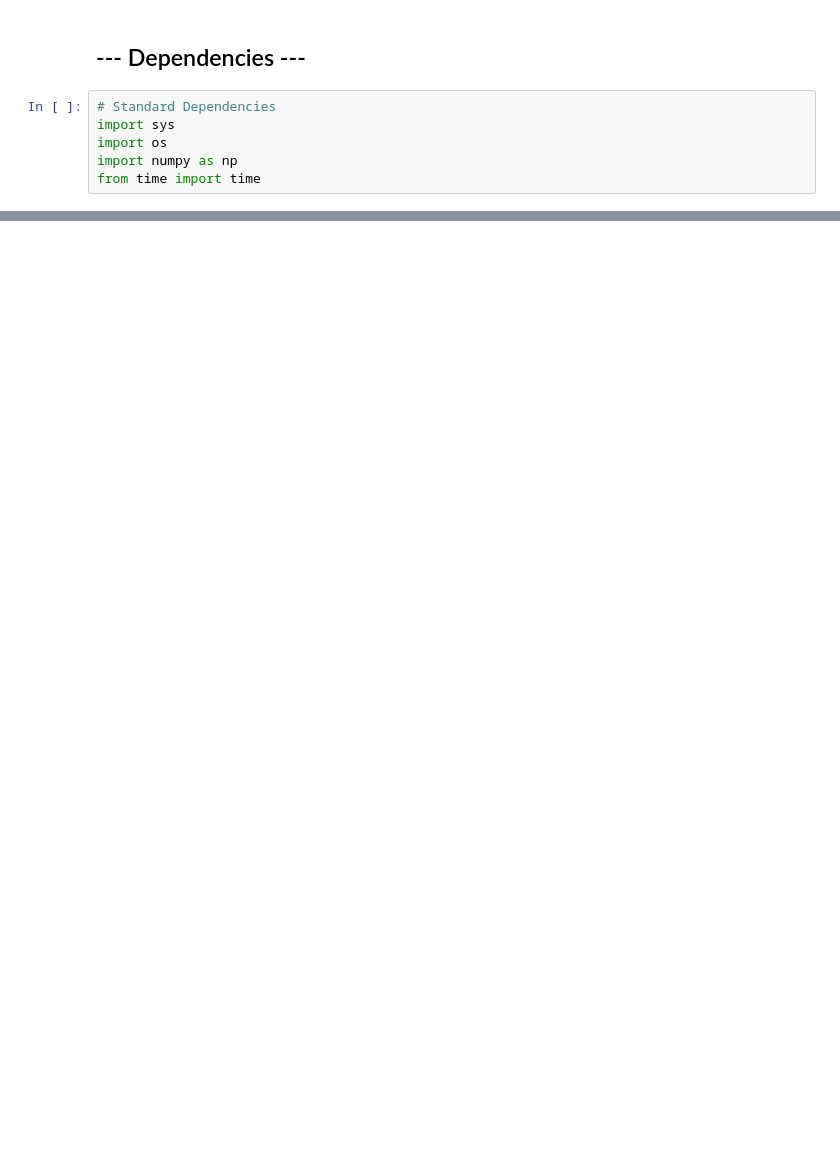
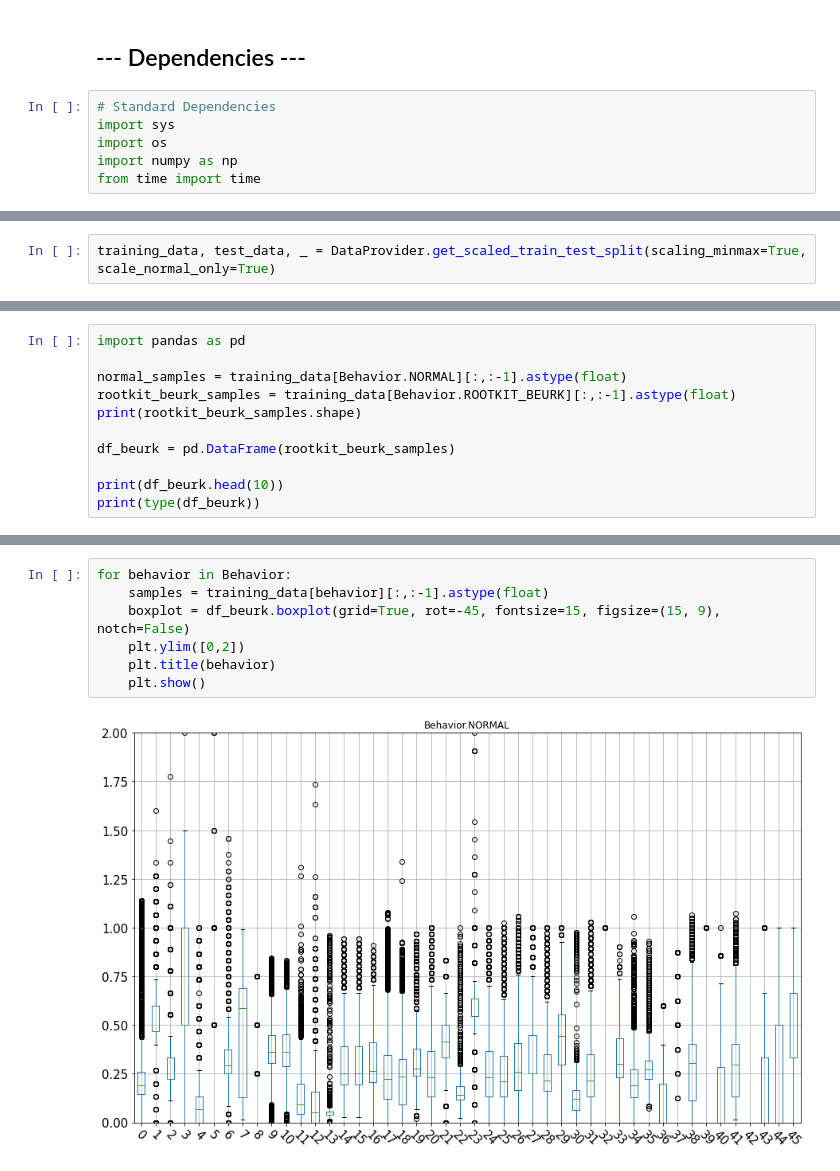
Before and after one commit to jan-kreischer/FedRL-for-IoT-Security, a Jupyter notebook: prototypes/prototype_02/prototype-02.ipynb, the cells around one changed output, grey strips where cells are left out. Cells and saved outputs as stored; diff of their text form; blank space fills up the shorter version.

```diff
--- a/prototypes/prototype_02/prototype-02.ipynb
+++ b/prototypes/prototype_02/prototype-02.ipynb
@@ -1249,0 +1443,2 @@ KeyboardInterrupt:
+# %%
+training_data, test_data, _ = DataProvider.get_scaled_train_test_split(scaling_minmax=True, scale_normal_only=True)
@@ -1249,0 +1457,11 @@ KeyboardInterrupt:
+# %%
+import pandas as pd
+
+normal_samples = training_data[Behavior.NORMAL][:,:-1].astype(float)
+rootkit_beurk_samples = training_data[Behavior.ROOTKIT_BEURK][:,:-1].astype(float)
+print(rootkit_beurk_samples.shape)
+
+df_beurk = pd.DataFrame(rootkit_beurk_samples)
+
+print(df_beurk.head(10))
+print(type(df_beurk))
@@ -1249,0 +1486,9 @@ KeyboardInterrupt:
+# %%
+for behavior in Behavior:
+    samples = training_data[behavior][:,:-1].astype(float)
+    boxplot = df_beurk.boxplot(grid=True, rot=-45, fontsize=15, figsize=(15, 9), notch=False)
+    plt.ylim([0,2])
+    plt.title(behavior)
+    plt.show()
+# %% [output]
+[figure, added]
```
Also changed, not shown: parts of 62 cells of this notebook.
